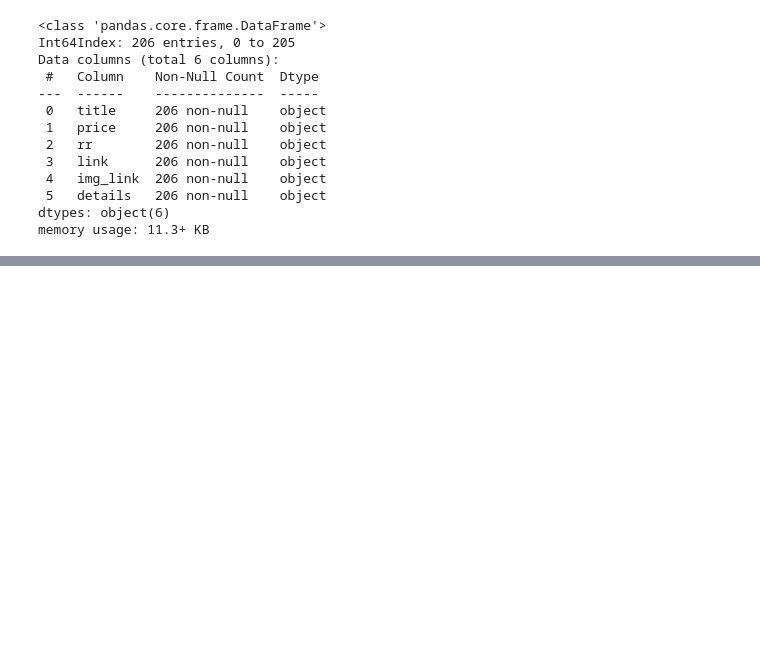
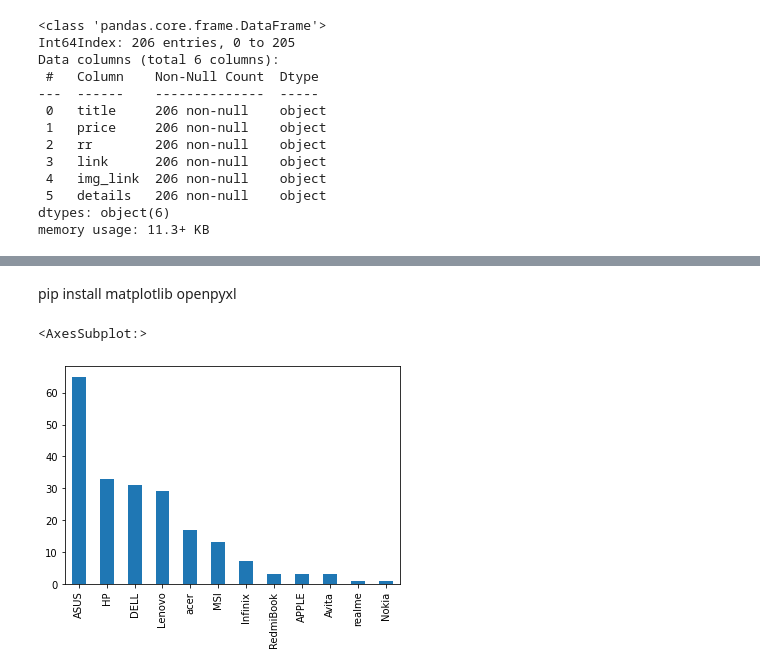
Before and after one commit to ramsha17ishaq/python_at_digipodium, a Jupyter notebook: data_science/data_analysis2.ipynb, the cells around one changed output, grey strips where cells are left out. Drawn from its saved outputs; the diff is of its cells as text; code cells hidden in the pictures; blank space fills up the shorter version.

```diff
--- a/data_science/data_analysis2.ipynb
+++ b/data_science/data_analysis2.ipynb
@@ -120,0 +191,3 @@ df.describe()
+# %%
+# Task 1: create a column brand and store the brand name in it taken from the first column
+df['brand'] = df['product_name'].apply(lambda x: x.split()[0])
@@ -120,0 +210,3 @@ df.describe()
+# %%
+# 5. fixing the columns values for example price
+df['price'] = df['price'].apply(lambda x: x.replace(',','').replace('₹',''))
@@ -120,0 +229,4 @@ df.describe()
+# %%
+df['link'] = df['link'].apply(lambda x: 'http://www.flipkart.com'+x)
+# %%
+df['price'] = df['price'].astype(int)
@@ -120,0 +268,7 @@ df.describe()
+# %% [markdown]
+pip install matplotlib openpyxl
+# %%
+df['brand'].value_counts().plot(kind='bar')
+# %% [output]
+<AxesSubplot:>
+[figure, added]
```
Also changed, not shown: parts of 24 cells of this notebook, 5 other files.
